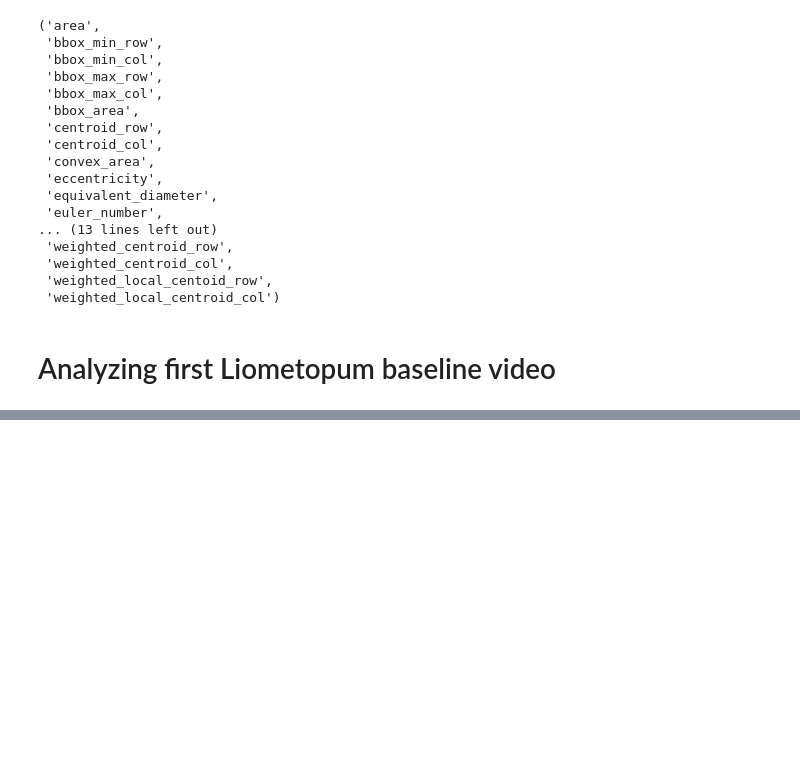
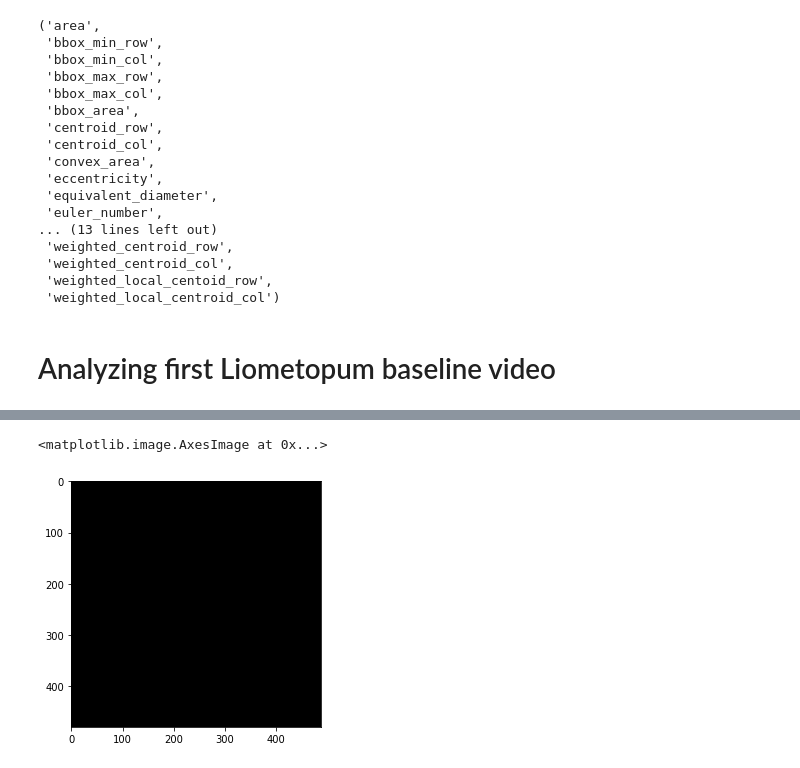
Before and after one commit to Tomnaragon/sceptovideo, a Jupyter notebook: Data_analysis.ipynb, the cells around one changed output, grey strips where cells are left out. Cells and saved outputs as stored; diff of their text form; code cells hidden in the pictures; blank space fills up the shorter version.

```diff
--- a/Data_analysis.ipynb
+++ b/Data_analysis.ipynb
@@ -21,6 +21,8 @@ _test_cam_0_date_2019_03_15_time_\
 14_39_32_v001.fmf.3F4BFEBC'
 # %%
 fmf = FMF.FlyMovie(fname)
+frame_width = fmf.get_width()
+frame_height = fmf.get_height()
 # %%
 frame_num = fmf.get_n_frames()
 frame_num
@@ -204,6 +203,12 @@ df_Lo1 = pd.DataFrame(columns=['timestamp, s',*labels])
 print('Frame Number:')
 for frame_number in range(280,(frame_num-1)):
     frame,timestamp = fmf.get_frame(frame_number)
+
+    #testing to see if a given frame is a dropped frame
+    if frame[0][0] == 0 and \
+       frame[int(np.floor(frame_height/2))][int(np.floor(frame_width/2))] == 0 and \
+       frame[frame_height-1][frame_width-1] == 0:
+        continue
 
     frame_nobg = bg_subtract(frame, bg_img)
     frame_thresh,frame_label,label_nums = segment(frame_nobg)
@@ -216,7 +221,7 @@ for frame_number in range(280,(frame_num-1)):
 
     df_Lo1 = df_Lo1.append(df_hold,ignore_index=True)
 
-    if frame_number%10000 == 0:
+    if frame_number%1000 == 0:
         print(frame_number)
 # %% [output]
 Frame Number:
@@ -223,0 +253,6 @@ ValueError: autodetected range of [nan, nan] is not finite
+# %%
+frame,timestamp = fmf.get_frame(frame_number)
+skimage.io.imshow(frame)
+# %% [output]
+<matplotlib.image.AxesImage at 0x...>
+[figure, added]
```
Also changed, not shown: parts of 6 cells of this notebook.
